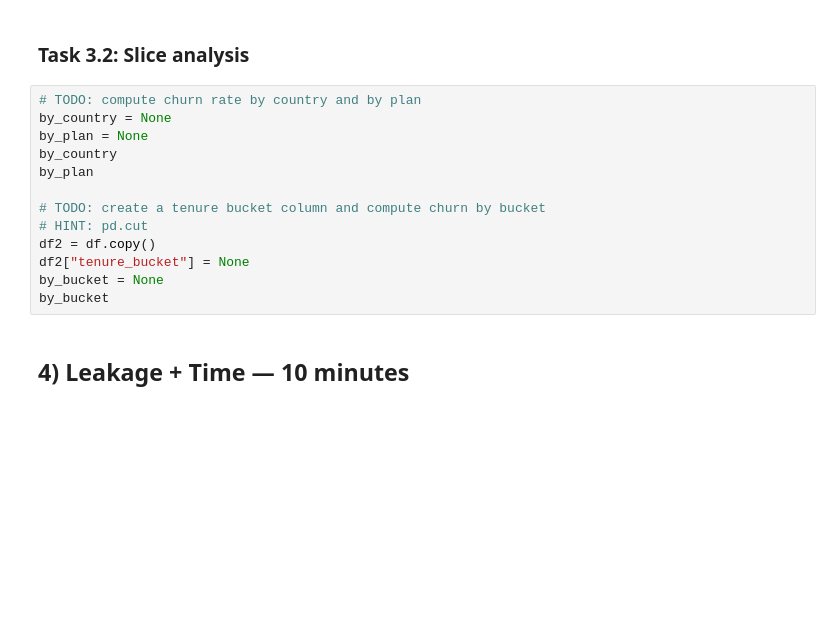
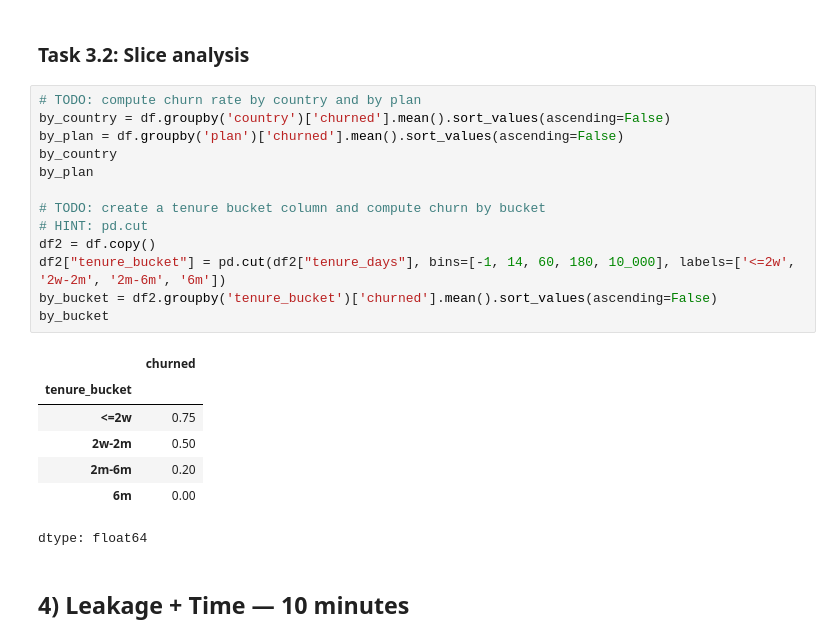
Before and after one commit to super30admin/EDA, a Jupyter notebook: eda_student_lab.ipynb, the cells around one changed output. Cells and saved outputs as stored; diff of their text form; blank space fills up the shorter version.

```diff
--- a/eda_student_lab.ipynb
+++ b/eda_student_lab.ipynb
@@ -113,17 +169,25 @@ counts
 ### Task 3.2: Slice analysis
 # %%
 # TODO: compute churn rate by country and by plan
-by_country = None
-by_plan = None
+by_country = df.groupby('country')['churned'].mean().sort_values(ascending=False)
+by_plan = df.groupby('plan')['churned'].mean().sort_values(ascending=False)
 by_country
 by_plan
 
 # TODO: create a tenure bucket column and compute churn by bucket
 # HINT: pd.cut
 df2 = df.copy()
-df2["tenure_bucket"] = None
-by_bucket = None
+df2["tenure_bucket"] = pd.cut(df2["tenure_days"], bins=[-1, 14, 60, 180, 10_000], labels=['<=2w', '2w-2m', '2m-6m', '6m'])
+by_bucket = df2.groupby('tenure_bucket')['churned'].mean().sort_values(ascending=False)
 by_bucket
+# %% [output]
+|  | churned |
+| tenure_bucket |  |
+| <=2w | 0.75 |
+| 2w-2m | 0.50 |
+| 2m-6m | 0.20 |
+| 6m | 0.00 |
+dtype: float64
 # %% [markdown]
 ## 4) Leakage + Time — 10 minutes
 # %% [markdown]
```
Also changed, not shown: parts of 9 cells of this notebook.
